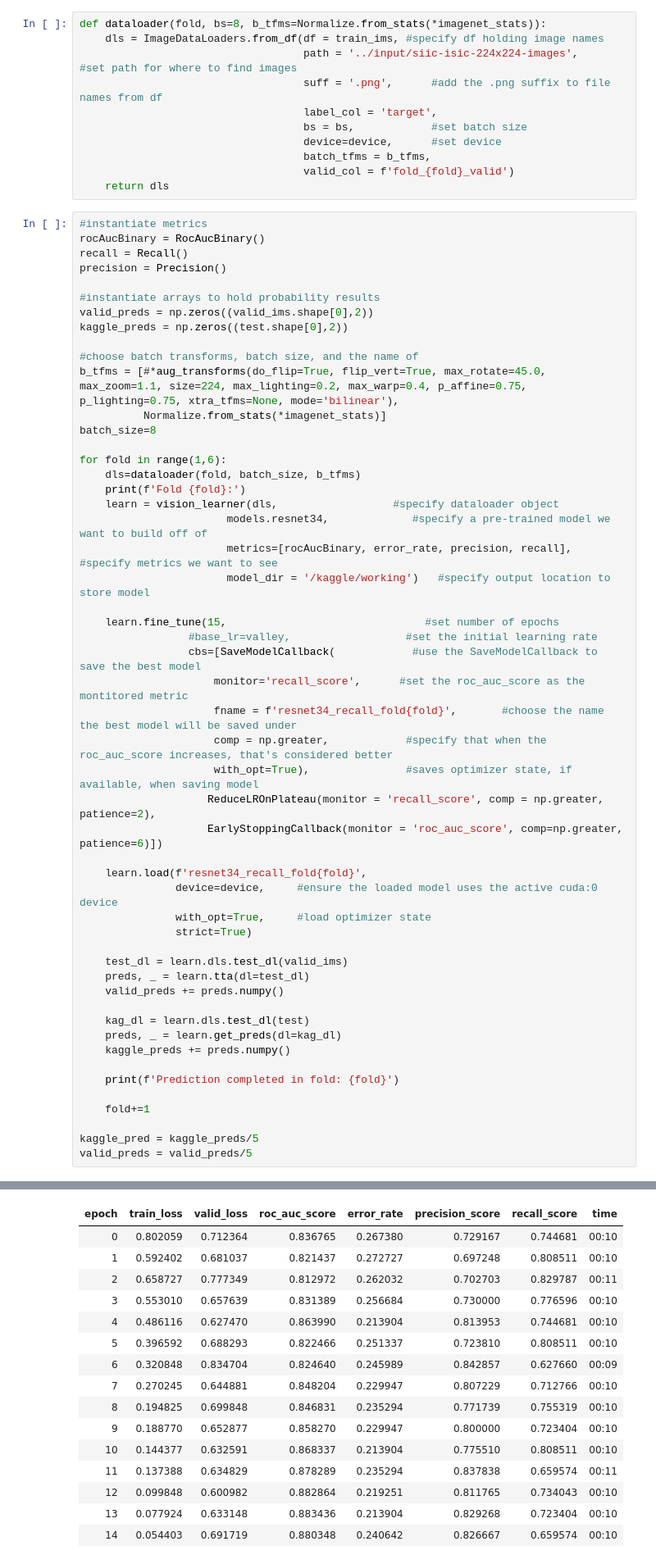
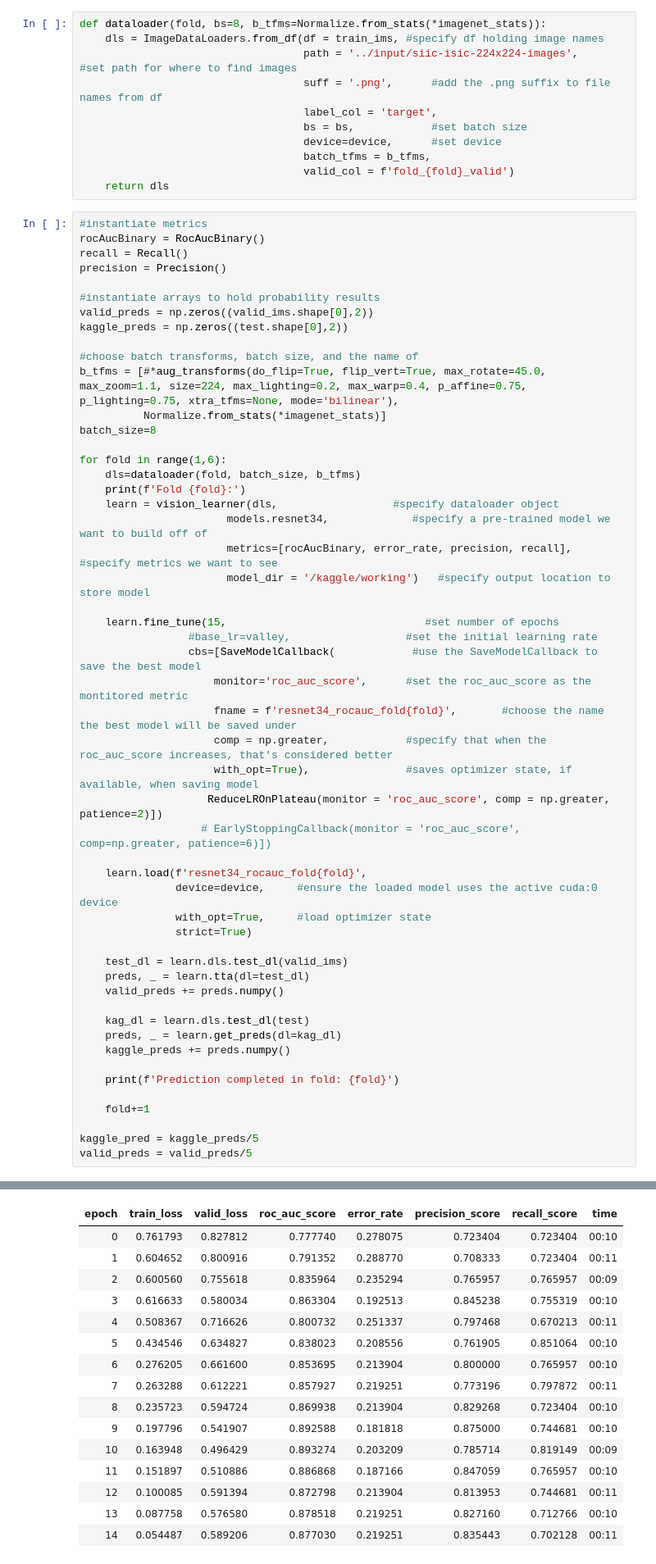
Before and after one commit to caitlinruble/Skin-Cancer-Image-Detection, a Jupyter notebook: melanoma-detection-using-fastai-on-resnet34-base.ipynb, the cells around one changed output, grey strips where cells are left out. Shown at 82% size. Cells and saved outputs as stored; diff of their text form.

```diff
--- a/melanoma-detection-using-fastai-on-resnet34-base.ipynb
+++ b/melanoma-detection-using-fastai-on-resnet34-base.ipynb
@@ -255,14 +263,14 @@ for fold in range(1,6):
     learn.fine_tune(15,                               #set number of epochs
                  #base_lr=valley,                  #set the initial learning rate
                  cbs=[SaveModelCallback(            #use the SaveModelCallback to save the best model
-                     monitor='recall_score',      #set the roc_auc_score as the montitored metric
-                     fname = f'resnet34_recall_fold{fold}',       #choose the name the best model will be saved under
+                     monitor='roc_auc_score',      #set the roc_auc_score as the montitored metric
+                     fname = f'resnet34_rocauc_fold{fold}',       #choose the name the best model will be saved under
                      comp = np.greater,            #specify that when the roc_auc_score increases, that's considered better
                      with_opt=True),               #saves optimizer state, if available, when saving model
-                    ReduceLROnPlateau(monitor = 'recall_score', comp = np.greater, patience=2),
-                    EarlyStoppingCallback(monitor = 'roc_auc_score', comp=np.greater, patience=6)])
+                    ReduceLROnPlateau(monitor = 'roc_auc_score', comp = np.greater, patience=2)])
+                   # EarlyStoppingCallback(monitor = 'roc_auc_score', comp=np.greater, patience=6)])
 
-    learn.load(f'resnet34_recall_fold{fold}',
+    learn.load(f'resnet34_rocauc_fold{fold}',
                device=device,     #ensure the loaded model uses the active cuda:0 device
                with_opt=True,     #load optimizer state
                strict=True)
@@ -289,16 +297,16 @@ Better model found at epoch 0 with recall_score value: 0.7659574468085106.
 | epoch | train_loss | valid_loss | roc_auc_score | error_rate | precision_score | recall_score | time |
-| 0 | 0.802059 | 0.712364 | 0.836765 | 0.267380 | 0.729167 | 0.744681 | 00:10 |
-| 1 | 0.592402 | 0.681037 | 0.821437 | 0.272727 | 0.697248 | 0.808511 | 00:10 |
-| 2 | 0.658727 | 0.777349 | 0.812972 | 0.262032 | 0.702703 | 0.829787 | 00:11 |
-| 3 | 0.553010 | 0.657639 | 0.831389 | 0.256684 | 0.730000 | 0.776596 | 00:10 |
-| 4 | 0.486116 | 0.627470 | 0.863990 | 0.213904 | 0.813953 | 0.744681 | 00:10 |
-| 5 | 0.396592 | 0.688293 | 0.822466 | 0.251337 | 0.723810 | 0.808511 | 00:10 |
-| 6 | 0.320848 | 0.834704 | 0.824640 | 0.245989 | 0.842857 | 0.627660 | 00:09 |
-| 7 | 0.270245 | 0.644881 | 0.848204 | 0.229947 | 0.807229 | 0.712766 | 00:10 |
-| 8 | 0.194825 | 0.699848 | 0.846831 | 0.235294 | 0.771739 | 0.755319 | 00:10 |
-| 9 | 0.188770 | 0.652877 | 0.858270 | 0.229947 | 0.800000 | 0.723404 | 00:10 |
-| 10 | 0.144377 | 0.632591 | 0.868337 | 0.213904 | 0.775510 | 0.808511 | 00:10 |
-| 11 | 0.137388 | 0.634829 | 0.878289 | 0.235294 | 0.837838 | 0.659574 | 00:11 |
-| 12 | 0.099848 | 0.600982 | 0.882864 | 0.219251 | 0.811765 | 0.734043 | 00:10 |
-| 13 | 0.077924 | 0.633148 | 0.883436 | 0.213904 | 0.829268 | 0.723404 | 00:10 |
-| 14 | 0.054403 | 0.691719 | 0.880348 | 0.240642 | 0.826667 | 0.659574 | 00:10 |
+| 0 | 0.761793 | 0.827812 | 0.777740 | 0.278075 | 0.723404 | 0.723404 | 00:10 |
+| 1 | 0.604652 | 0.800916 | 0.791352 | 0.288770 | 0.708333 | 0.723404 | 00:11 |
+| 2 | 0.600560 | 0.755618 | 0.835964 | 0.235294 | 0.765957 | 0.765957 | 00:09 |
+| 3 | 0.616633 | 0.580034 | 0.863304 | 0.192513 | 0.845238 | 0.755319 | 00:10 |
+| 4 | 0.508367 | 0.716626 | 0.800732 | 0.251337 | 0.797468 | 0.670213 | 00:11 |
+| 5 | 0.434546 | 0.634827 | 0.838023 | 0.208556 | 0.761905 | 0.851064 | 00:10 |
+| 6 | 0.276205 | 0.661600 | 0.853695 | 0.213904 | 0.800000 | 0.765957 | 00:10 |
+| 7 | 0.263288 | 0.612221 | 0.857927 | 0.219251 | 0.773196 | 0.797872 | 00:11 |
+| 8 | 0.235723 | 0.594724 | 0.869938 | 0.213904 | 0.829268 | 0.723404 | 00:10 |
+| 9 | 0.197796 | 0.541907 | 0.892588 | 0.181818 | 0.875000 | 0.744681 | 00:10 |
+| 10 | 0.163948 | 0.496429 | 0.893274 | 0.203209 | 0.785714 | 0.819149 | 00:09 |
+| 11 | 0.151897 | 0.510886 | 0.886868 | 0.187166 | 0.847059 | 0.765957 | 00:10 |
+| 12 | 0.100085 | 0.591394 | 0.872798 | 0.213904 | 0.813953 | 0.744681 | 00:11 |
+| 13 | 0.087758 | 0.576580 | 0.878518 | 0.219251 | 0.827160 | 0.712766 | 00:10 |
+| 14 | 0.054487 | 0.589206 | 0.877030 | 0.219251 | 0.835443 | 0.702128 | 00:11 |
```
Also changed, not shown: parts of 11 cells of this notebook.
